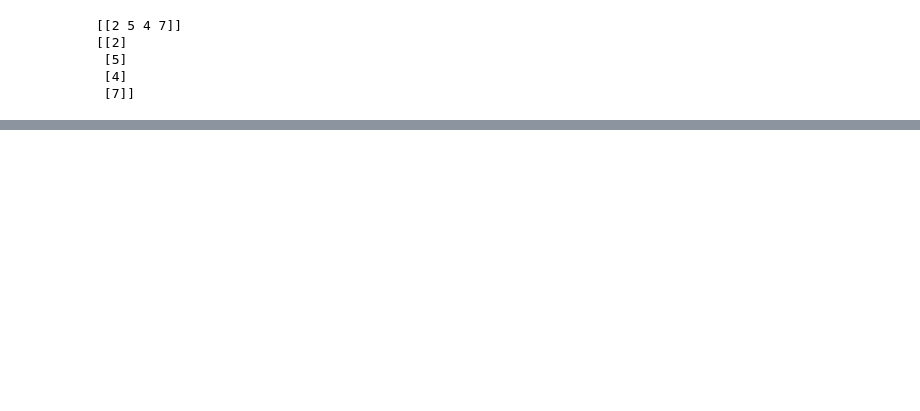
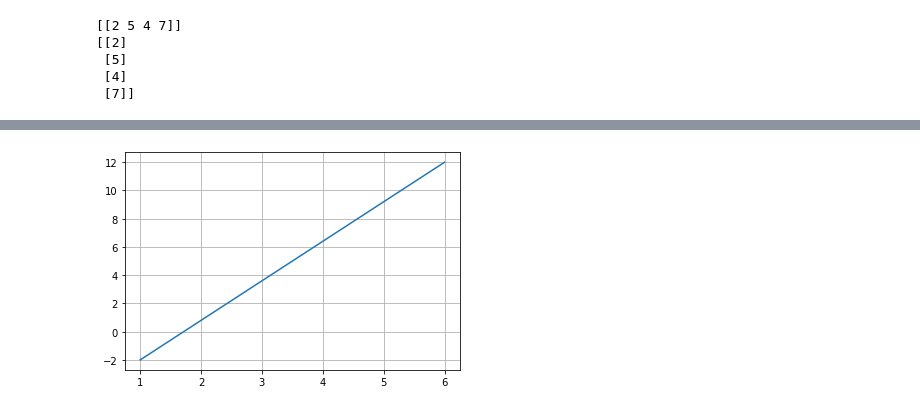
Before and after one commit to BrianLDev/Linear-Algebra-Code-Book, a Jupyter notebook: Ch02.ipynb, the cells around one changed output, grey strips where cells are left out. Drawn from its saved outputs; the diff is of its cells as text; code cells hidden in the pictures; blank space fills up the shorter version.

```diff
--- a/Ch02.ipynb
+++ b/Ch02.ipynb
@@ -27,0 +120,8 @@ print (v2)
+# %%
+# 2b)
+head = np.array([6,12])
+tail = np.array([1,-2])
+plt.plot([tail[0],head[0]], [tail[1],head[1]])
+plt.grid('on')
+# %% [output]
+[figure, added]
```
Also changed, not shown: parts of 32 cells of this notebook, 7 other files.
